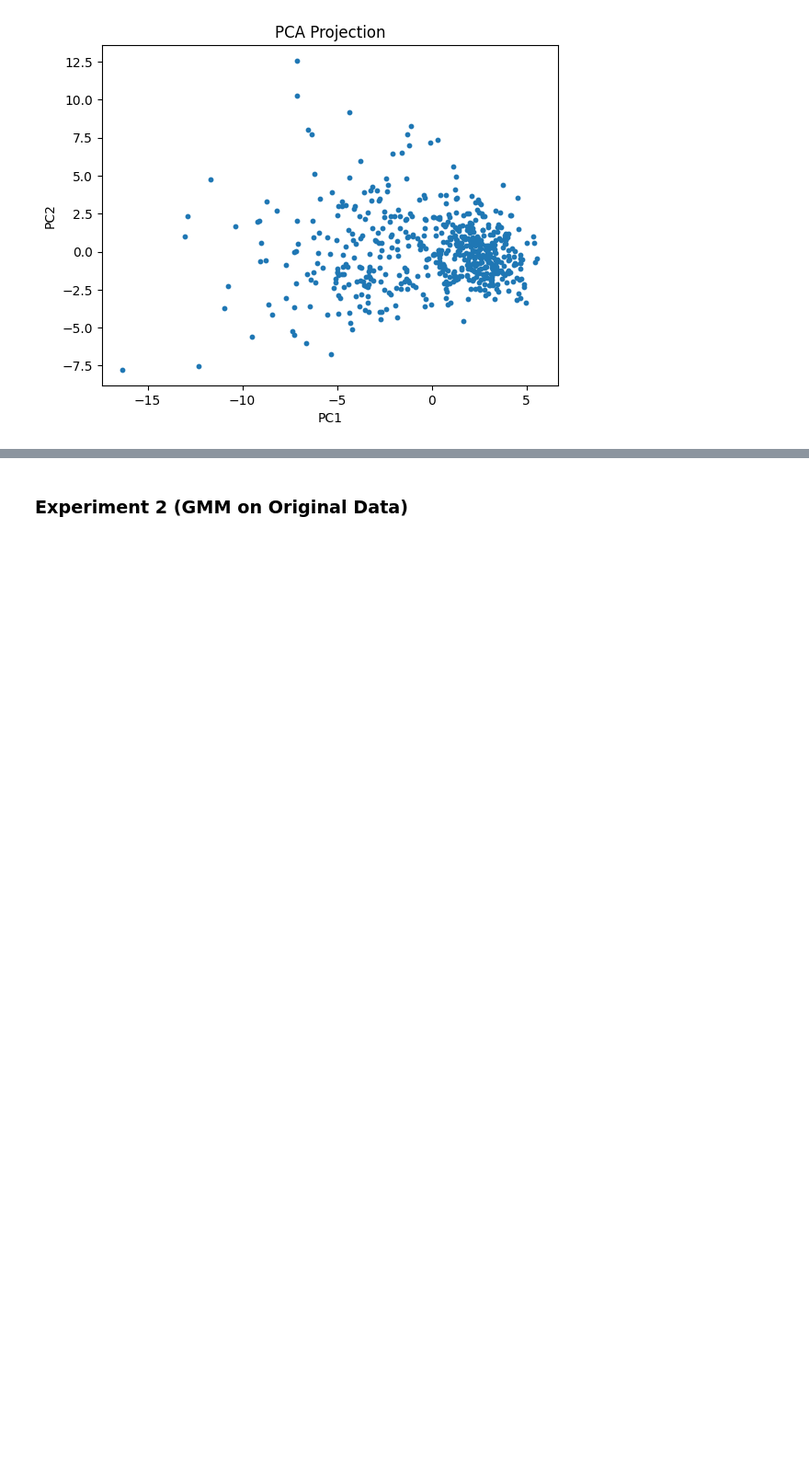
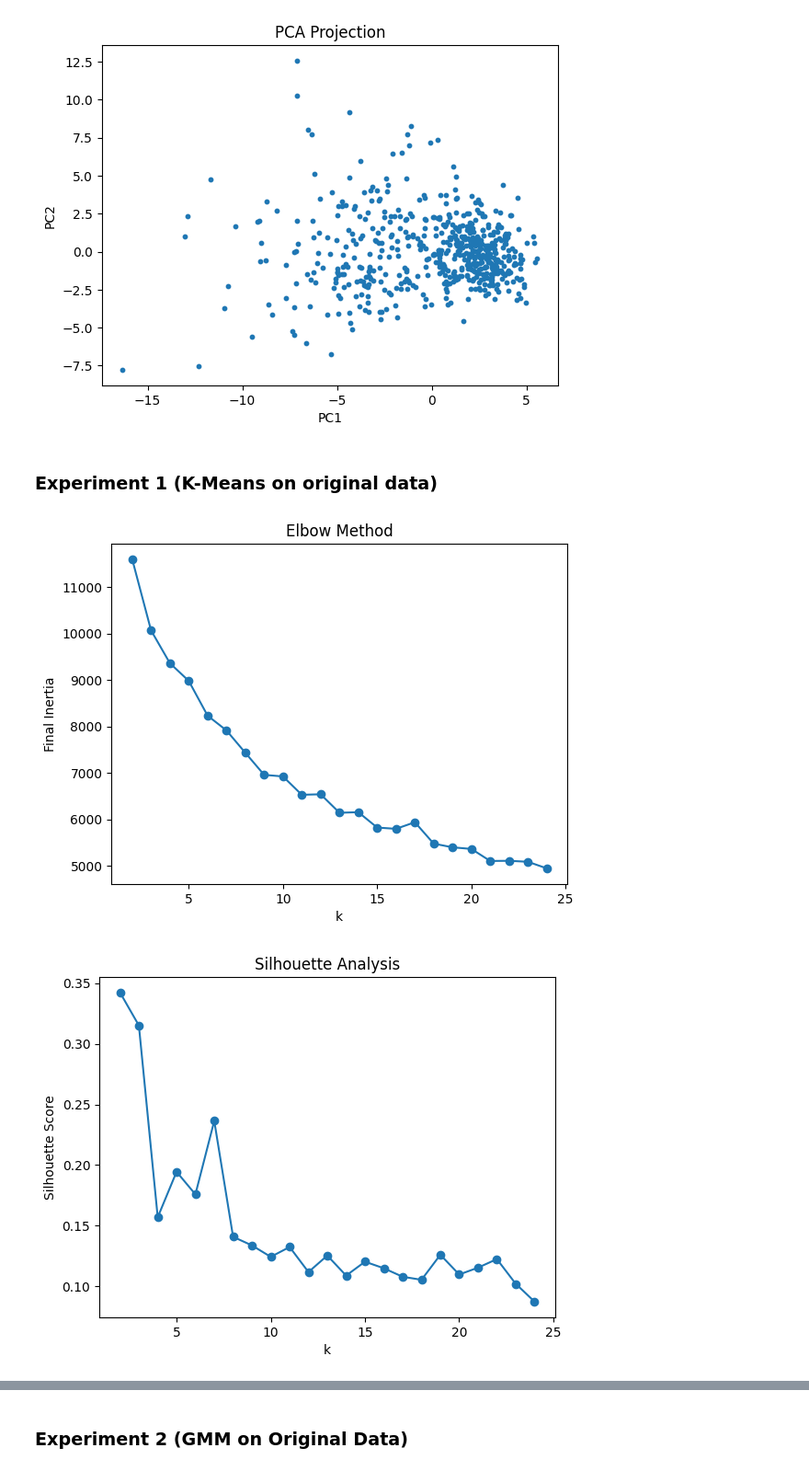
Before and after one commit to RofaeelWagdy/ML-Assignment-4, a Jupyter notebook: Main.ipynb, the cells around one changed output, grey strips where cells are left out. Shown at 92% size. Cells and saved outputs as stored; diff of their text form; code cells hidden in the pictures; blank space fills up the shorter version.

```diff
--- a/Main.ipynb
+++ b/Main.ipynb
@@ -61,3 +63,36 @@ Explained variance ratio: [0.44272026 0.18971182 0.09393163 0.06602135 0.0549576
 Cumulative variance: 0.9515688143366668
 Reconstruction error: 0.04843118566333323
 [figure]
+# %% [markdown]
+### Experiment 1 (K-Means on original data)
+# %%
+k_values = range(2, 25)  # silhouette undefined for k=1
+inertia_list = []
+sil_scores = []
+for k in k_values:
+    kmeans = KMeans(n_clusters=k, init="kmeans++")
+    kmeans.fit(X)
+    inertia_list.append(kmeans.inertia_history_[-1])
+    score = silhouette_score(X, kmeans.labels_)
+    sil_scores.append(score)
+
+plt.plot(k_values, inertia_list, marker='o')
+plt.xlabel("k")
+plt.ylabel("Final Inertia")
+plt.title("Elbow Method")
+plt.show()
+"""
+Silhouette score = “On average, are the points closer to their own cluster mates than to points in other clusters?”
+it takes the average distance of each point with other points in its cluster and the same for the points of the nearest cluster
+1 = very good clusters
+0 = borderline
+Negative → points probably assigned incorrectly
+"""
+plt.plot(k_values, sil_scores, marker='o')
+plt.xlabel("k")
+plt.ylabel("Silhouette Score")
+plt.title("Silhouette Analysis")
+plt.show()
+# %% [output]
+[figure, added]
+[figure, added]
```
Also changed, not shown: parts of 10 cells of this notebook.
